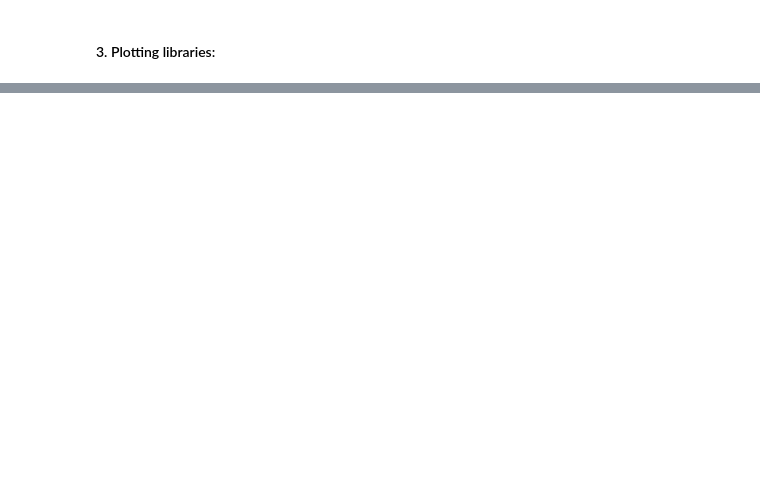
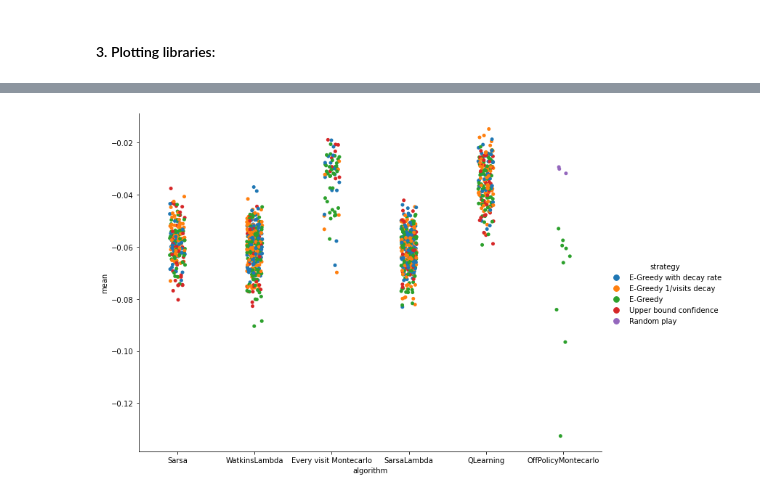
Before and after one commit to Xavi-Linux/Fatjack, a Jupyter notebook: 06_Leaderboard.ipynb, the cells around one changed output, grey strips where cells are left out. Saved outputs shown, nothing was run; the diff lists cells and outputs as text; code cells hidden in the pictures; blank space fills up the shorter version.

```diff
--- a/06_Leaderboard.ipynb
+++ b/06_Leaderboard.ipynb
@@ -349,0 +865,4 @@ leaderboard[leaderboard['mean'] == -999]
+# %%
+sns.catplot(data=clean_leaderboard, x='algorithm', y='mean', hue='strategy', height=7,  aspect=7/5);
+# %% [output]
+[figure, added]
```
Also changed, not shown: parts of 140 cells of this notebook, 5 other files.
